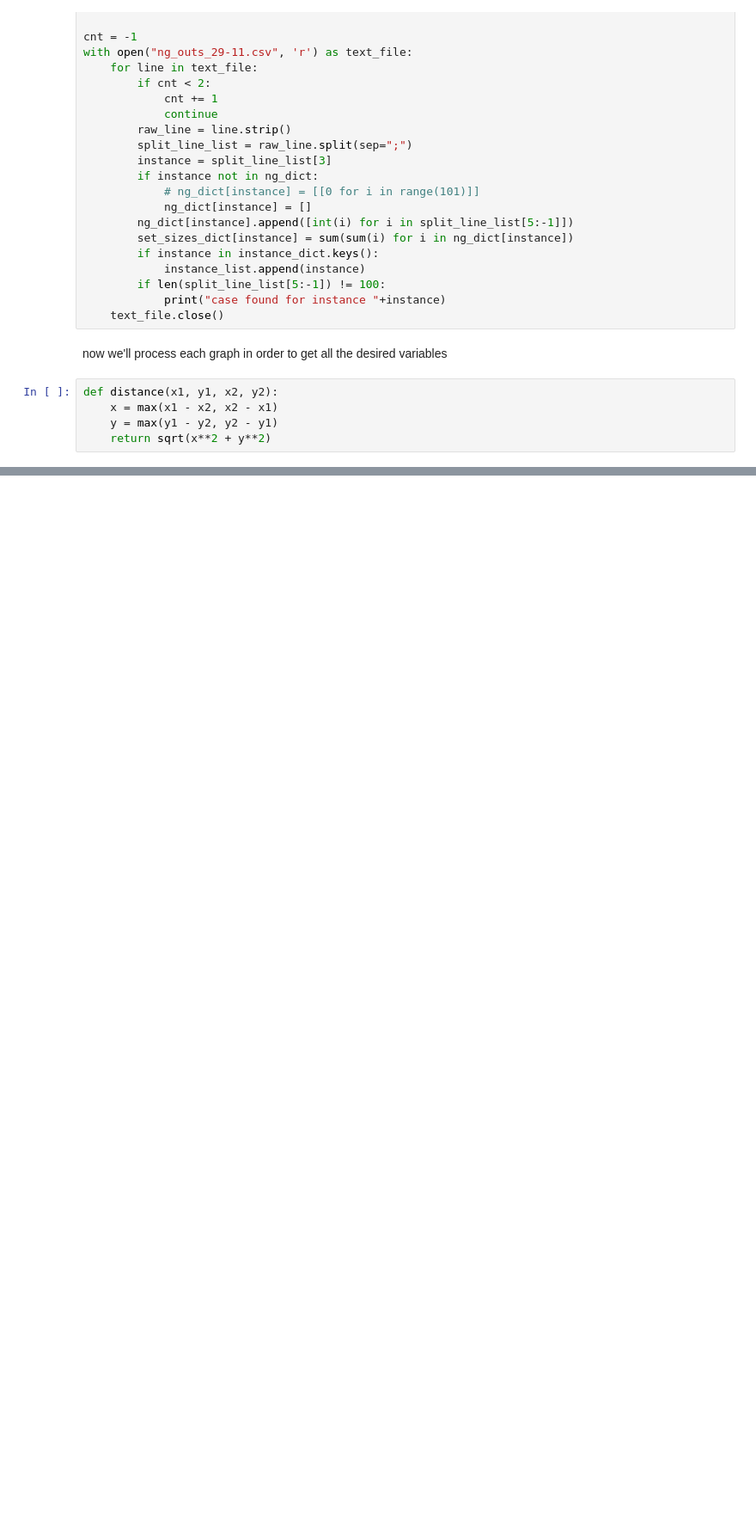
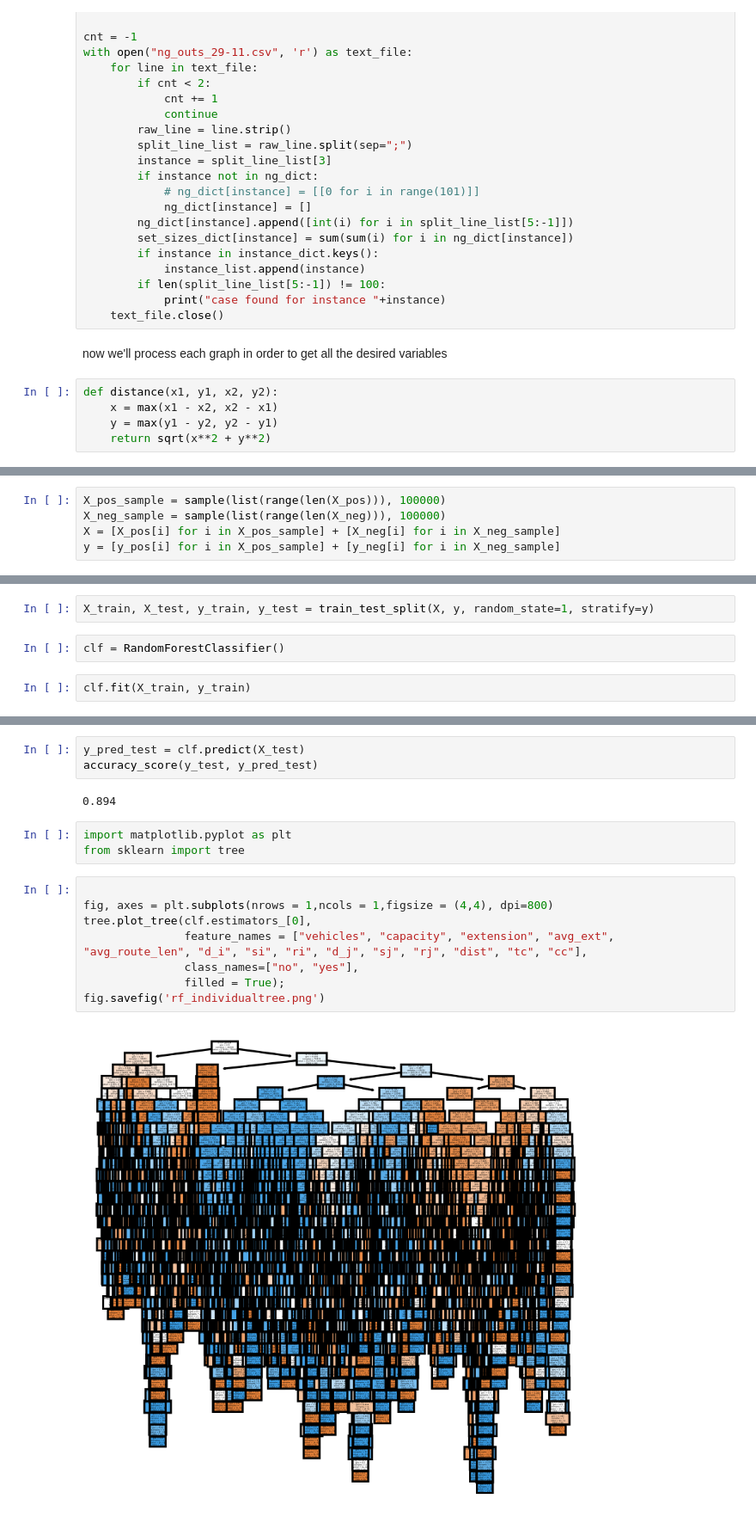
Before and after one commit to jpCantillana/NgLearning, a Jupyter notebook: traditional_approach.ipynb, the cells around one changed output, grey strips where cells are left out. Shown at 86% size. Saved outputs shown, nothing was run; the diff lists cells and outputs as text; blank space fills up the shorter version.

```diff
--- a/traditional_approach.ipynb
+++ b/traditional_approach.ipynb
@@ -207,0 +269,5 @@ for instance_name in instance_list:
+# %%
+X_pos_sample = sample(list(range(len(X_pos))), 100000)
+X_neg_sample = sample(list(range(len(X_neg))), 100000)
+X = [X_pos[i] for i in X_pos_sample] + [X_neg[i] for i in X_neg_sample]
+y = [y_pos[i] for i in X_pos_sample] + [y_neg[i] for i in X_neg_sample]
@@ -207,0 +277,6 @@ for instance_name in instance_list:
+# %%
+X_train, X_test, y_train, y_test = train_test_split(X, y, random_state=1, stratify=y)
+# %%
+clf = RandomForestClassifier()
+# %%
+clf.fit(X_train, y_train)
@@ -207,0 +287,18 @@ for instance_name in instance_list:
+# %%
+y_pred_test = clf.predict(X_test)
+accuracy_score(y_test, y_pred_test)
+# %% [output]
+0.894
+# %%
+import matplotlib.pyplot as plt
+from sklearn import tree
+# %%
+
+fig, axes = plt.subplots(nrows = 1,ncols = 1,figsize = (4,4), dpi=800)
+tree.plot_tree(clf.estimators_[0],
+               feature_names = ["vehicles", "capacity", "extension", "avg_ext", "avg_route_len", "d_i", "si", "ri", "d_j", "sj", "rj", "dist", "tc", "cc"],
+               class_names=["no", "yes"],
+               filled = True);
+fig.savefig('rf_individualtree.png')
+# %% [output]
+[figure, added]
```
Also changed, not shown: parts of 19 cells of this notebook.
